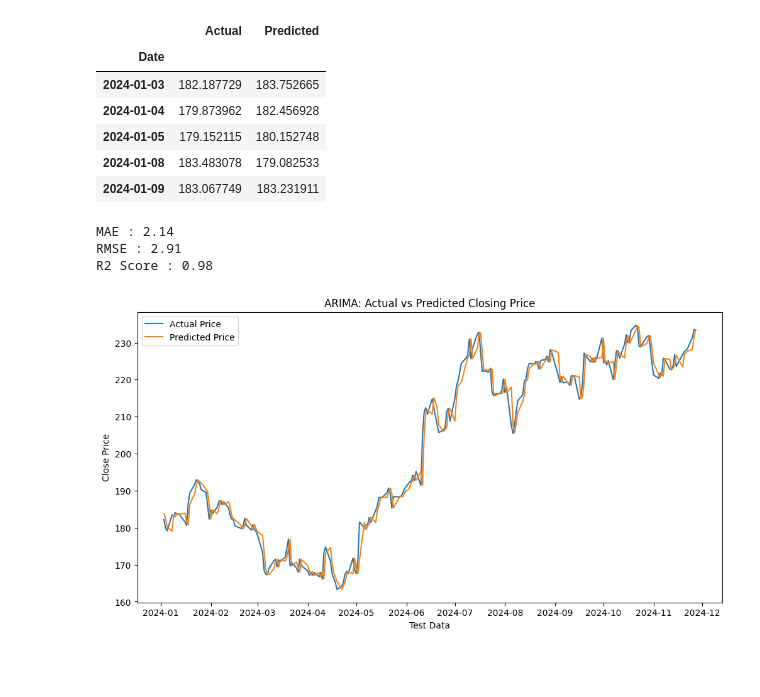
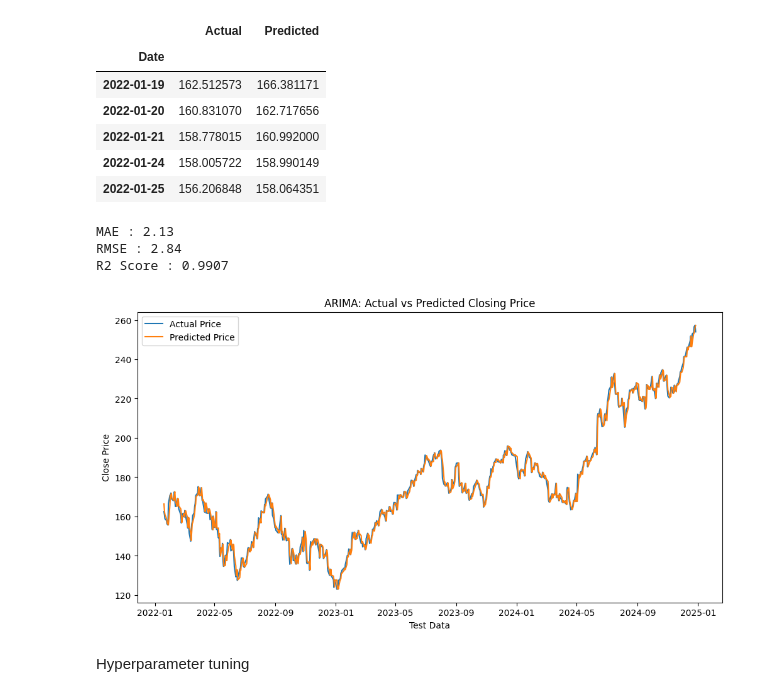
Before and after one commit to rk24aao/Stock-Market-prediction-project, a Jupyter notebook: ARIMA.ipynb, the cells around one changed output. Saved outputs shown, nothing was run; the diff lists cells and outputs as text; code cells hidden in the pictures; blank space fills up the shorter version.

Commit message:
Upload new project files

```diff
--- a/ARIMA.ipynb
+++ b/ARIMA.ipynb
@@ -12,5 +12,6 @@ from sklearn.metrics import mean_absolute_error
 from sklearn.metrics import mean_squared_error
 from sklearn.metrics import r2_score
 # %%
-df = pd.read_csv(r"C:\Users\ramya\OneDrive\Desktop\Stock Market prediction project\apple_feature_engineered.csv")
+# Load the Apple stock data
+df = pd.read_csv("aapl_cleaned.csv")
 # %%
@@ -20,41 +26,59 @@ df.set_index('Date', inplace=True)
 # %%
 data = df[['Close']]
 # %%
-train_size = int(len(data) * 0.80)
+# Use 70% of the earlier data for training
 
+train_size = int(len(data) * 0.70)
+
+#Creating training data
 train = data.iloc[:train_size]
 
+#Use the remaining for testing
 test = data.iloc[train_size:]
 # %%
+# Store the training closing prices in a list
 history = train['Close'].tolist()
 
+# Create an empty list to save predictions
 predictions = []
 
+# Predict the test closing prices one day at a time
 for i in range(len(test)):
 
-    model = ARIMA(history, order=(5,1,0))
+    # Create the baseline ARIMA model
+    model = ARIMA(history, order=(3,1,0))
 
+    # Train the ARIMA model
     model_fit = model.fit()
 
+    # Predict the next closing price
     prediction = model_fit.forecast()[0]
 
+    # Save the prediction
     predictions.append(prediction)
-
+    # Add the actual closing price for the next prediction
     history.append(test['Close'].iloc[i])
 # %%
+# Create a dataframe to compare actual and predicted prices
 results = pd.DataFrame()
+
+# Add the actual test prices
 results['Actual'] = test['Close'].values
+
+# Add the predicted prices
 results['Predicted'] = predictions
+
+# Use the test dates as the index
 results.index = test.index
 results.head()
 # %% [output]
 |  | Actual | Predicted |
 | Date |  |  |
-| 2024-01-03 | 182.187729 | 183.752665 |
-| 2024-01-04 | 179.873962 | 182.456928 |
-| 2024-01-05 | 179.152115 | 180.152748 |
-| 2024-01-08 | 183.483078 | 179.082533 |
-| 2024-01-09 | 183.067749 | 183.231911 |
+| 2022-01-19 | 162.512573 | 166.381171 |
+| 2022-01-20 | 160.831070 | 162.717656 |
+| 2022-01-21 | 158.778015 | 160.992000 |
+| 2022-01-24 | 158.005722 | 158.990149 |
+| 2022-01-25 | 156.206848 | 158.064351 |
 # %%
 mae = mean_absolute_error(results['Actual'], results['Predicted'])
 # %%
@@ -64,30 +88,29 @@ r2 = r2_score(results['Actual'], results['Predicted'])
 # %%
 print("MAE :", round(mae,2))
 print("RMSE :", round(rmse,2))
-print("R2 Score :", round(r2,2))
+print("R2 Score :", round(r2,4))
 # %% [output]
-MAE : 2.14
-RMSE : 2.91
-R2 Score : 0.98
+MAE : 2.13
+RMSE : 2.84
+R2 Score : 0.9907
 # %%
+# Compare the actual and predicted closing prices
 plt.figure(figsize=(12,6))
 
-plt.plot(test.index,
-         results['Actual'],
-         label='Actual Price')
+plt.plot(test.index,results['Actual'],label='Actual Price')
 
-plt.plot(test.index,
-         results['Predicted'],
-         label='Predicted Price')
+plt.plot(test.index,results['Predicted'],label='Predicted Price')
 
 plt.title("ARIMA: Actual vs Predicted Closing Price")
 
 plt.xlabel("Test Data")
 
 plt.ylabel("Close Price")
 
 plt.legend()
 
 plt.show()
 # %% [output]
-[figure, old version]
+[figure, new version]
+# %% [markdown]
+Hyperparameter tuning
```
Also changed, not shown: parts of 8 cells of this notebook, 14 other files.
